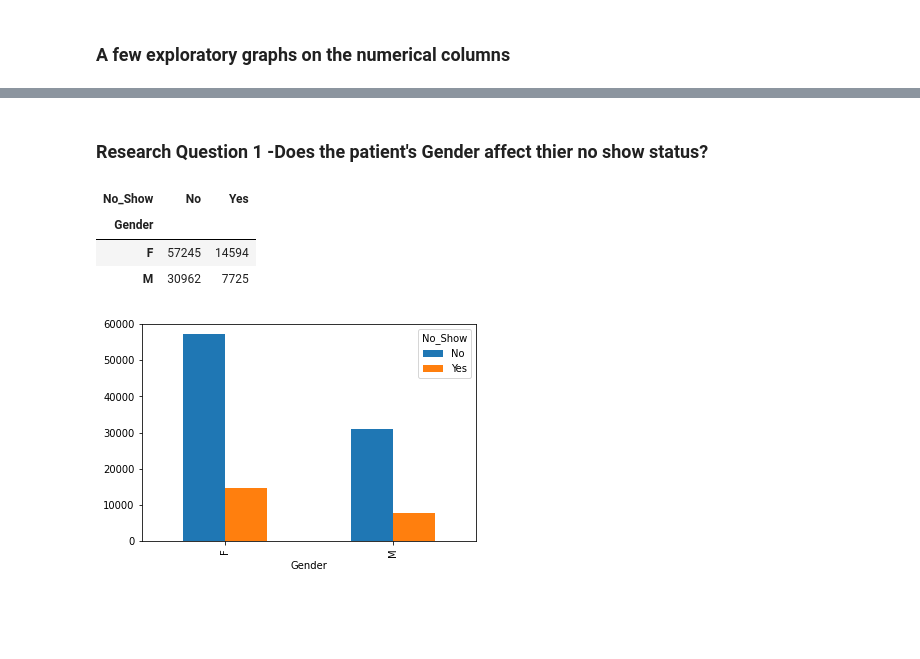
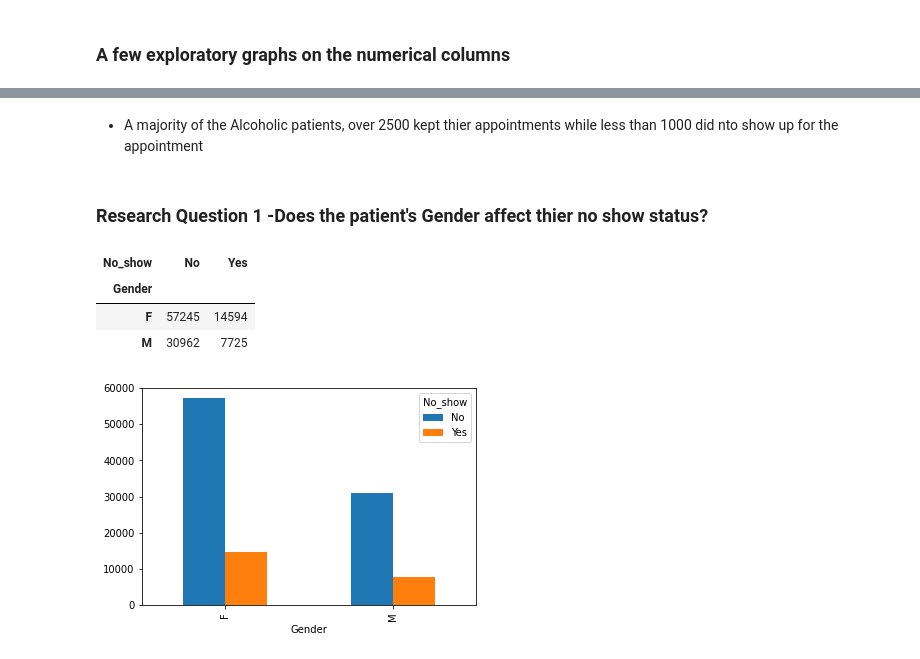
Before and after one commit to 3liud/Investigating_appointment_no_show_dataset, a Jupyter notebook: investigating_appointment_no_show_dataset.ipynb, the cells around one changed output, grey strips where cells are left out. Saved outputs shown, nothing was run; the diff lists cells and outputs as text; code cells hidden in the pictures; blank space fills up the shorter version.

```diff
--- a/investigating_appointment_no_show_dataset.ipynb
+++ b/investigating_appointment_no_show_dataset.ipynb
@@ -98,5 +104,5 @@ df_appoint = df_appoint[df_appoint['Age'] != -1]
 # %%
 # Renaming the mispelled columns
-cols = {"No-show": "No_Show", "Hipertension": "Hypertension", "Handcap": "Handicap"}
+cols = {"Hipertension": "Hypertension", "Handcap": "Handicap"}
 df_appoint.rename(columns = cols,
                   inplace=True)
@@ -246,9 +268,11 @@ plt.ylabel("No. of Patients");
+# %% [markdown]
+- A majority of the Alcoholic patients, over 2500 kept thier appointments while less than 1000 did nto show up for the appointment
 # %% [markdown]
 ### Research Question 1  -Does the patient's Gender affect thier no show status?
 # %%
-df_appoint.groupby('Gender')['No_Show'].value_counts().unstack()
+df_appoint.groupby('Gender')['No_show'].value_counts().unstack()
 # %% [output]
-| No_Show | No | Yes |
+| No_show | No | Yes |
 | Gender |  |  |
 | F | 57245 | 14594 |
 | M | 30962 | 7725 |
```
Also changed, not shown: parts of 28 cells of this notebook.
